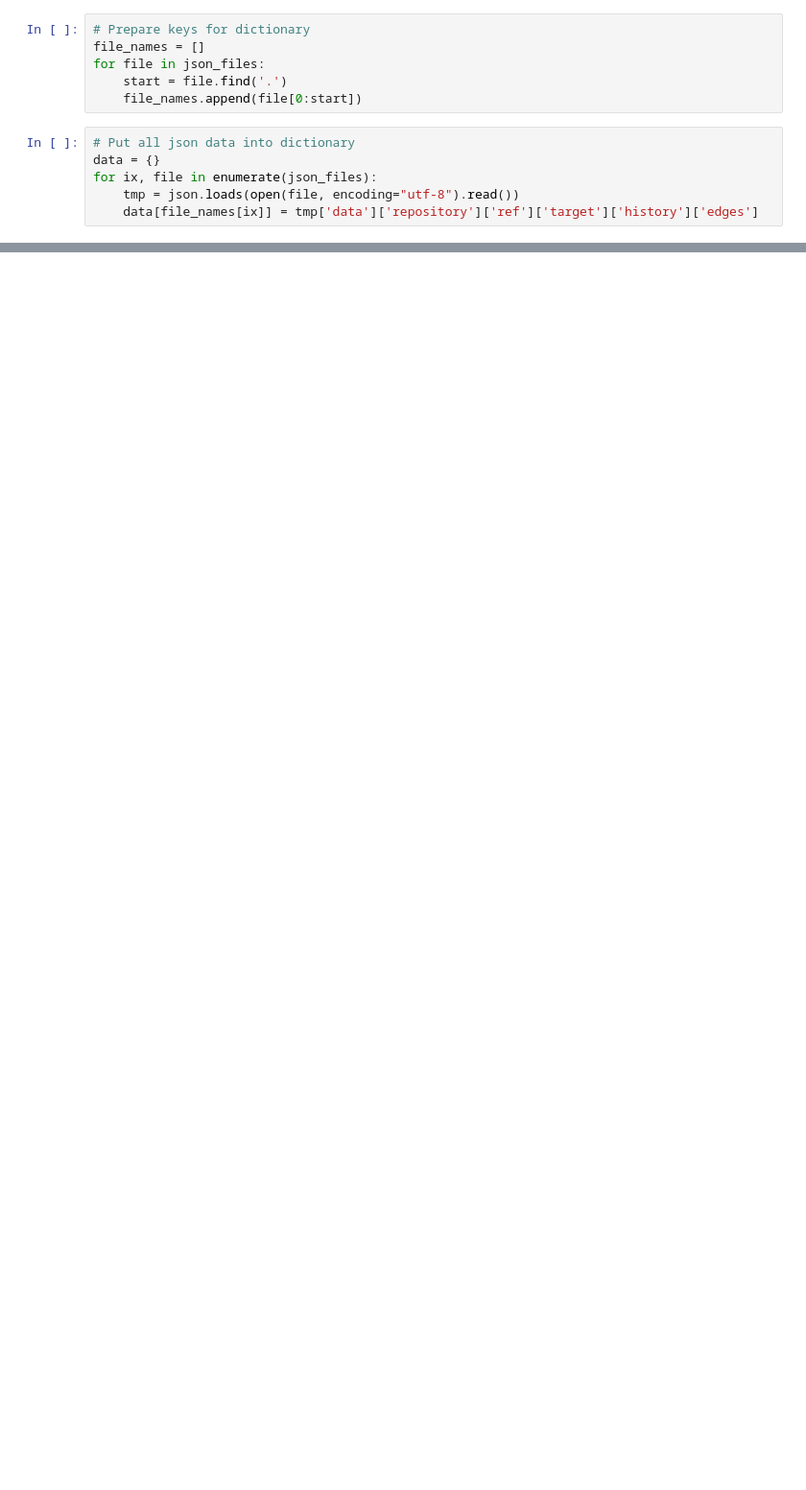
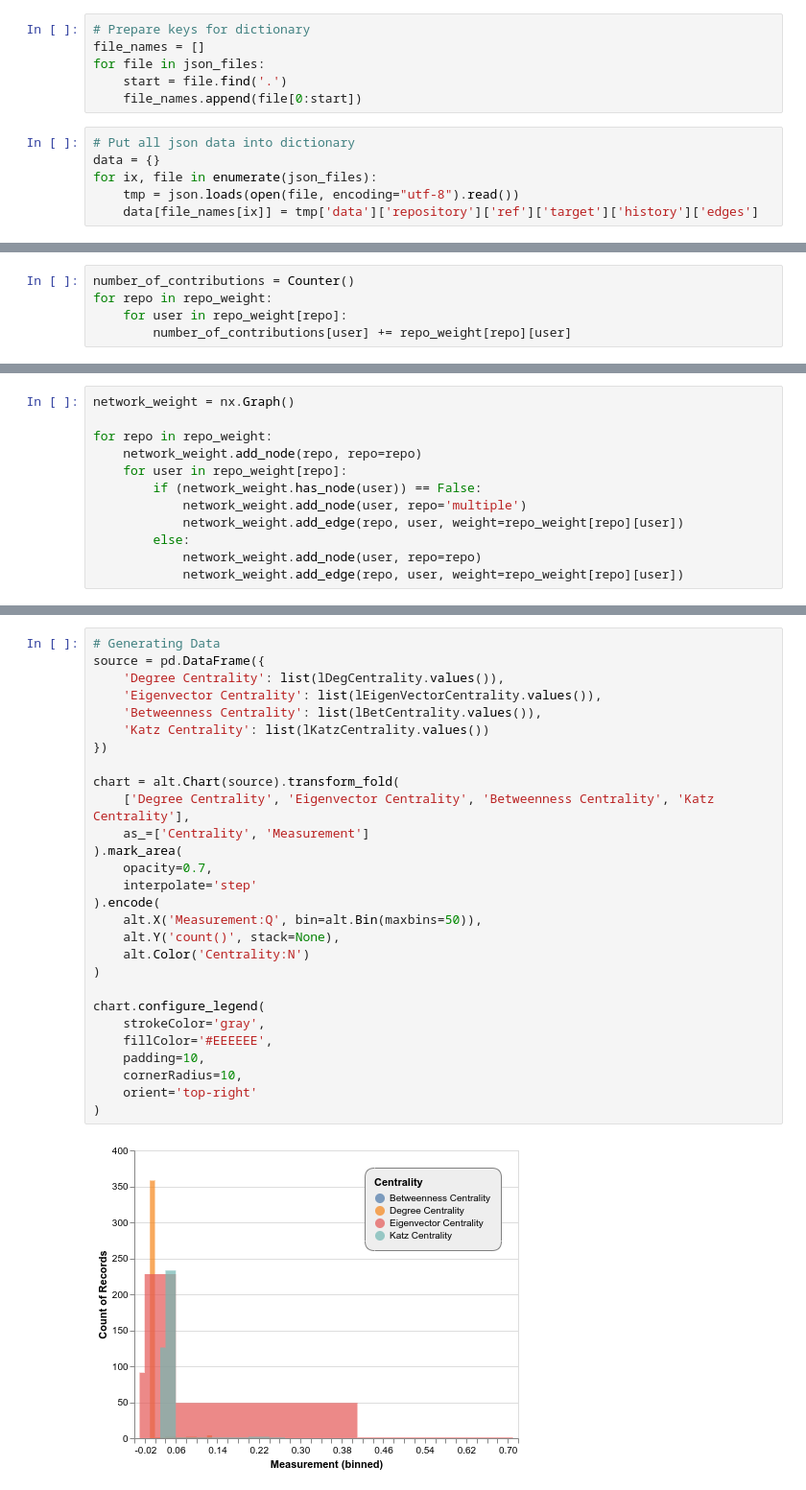
Before and after one commit to tgrrr/data-science-social-network-analysis, a Jupyter notebook: packages/server/notebooks/Ass2.ipynb, the cells around one changed output, grey strips where cells are left out. Shown at 96% size. Drawn from its saved outputs; the diff is of its cells as text; blank space fills up the shorter version.

```diff
--- a/packages/server/notebooks/Ass2.ipynb
+++ b/packages/server/notebooks/Ass2.ipynb
@@ -104,0 +131,5 @@ plt.show()
+# %%
+number_of_contributions = Counter()
+for repo in repo_weight:
+    for user in repo_weight[repo]:
+        number_of_contributions[user] += repo_weight[repo][user]
@@ -104,0 +156,12 @@ plt.show()
+# %%
+network_weight = nx.Graph()
+
+for repo in repo_weight:
+    network_weight.add_node(repo, repo=repo)
+    for user in repo_weight[repo]:
+        if (network_weight.has_node(user)) == False:
+            network_weight.add_node(user, repo='multiple')
+            network_weight.add_edge(repo, user, weight=repo_weight[repo][user])
+        else:
+            network_weight.add_node(user, repo=repo)
+            network_weight.add_edge(repo, user, weight=repo_weight[repo][user])
@@ -104,0 +203,30 @@ plt.show()
+# %%
+# Generating Data
+source = pd.DataFrame({
+    'Degree Centrality': list(lDegCentrality.values()),
+    'Eigenvector Centrality': list(lEigenVectorCentrality.values()),
+    'Betweenness Centrality': list(lBetCentrality.values()),
+    'Katz Centrality': list(lKatzCentrality.values())
+})
+
+chart = alt.Chart(source).transform_fold(
+    ['Degree Centrality', 'Eigenvector Centrality', 'Betweenness Centrality', 'Katz Centrality'],
+    as_=['Centrality', 'Measurement']
+).mark_area(
+    opacity=0.7,
+    interpolate='step'
+).encode(
+    alt.X('Measurement:Q', bin=alt.Bin(maxbins=50)),
+    alt.Y('count()', stack=None),
+    alt.Color('Centrality:N')
+)
+
+chart.configure_legend(
+    strokeColor='gray',
+    fillColor='#EEEEEE',
+    padding=10,
+    cornerRadius=10,
+    orient='top-right'
+)
+# %% [output]
+[figure, added]
```
Also changed, not shown: parts of 14 cells of this notebook.
